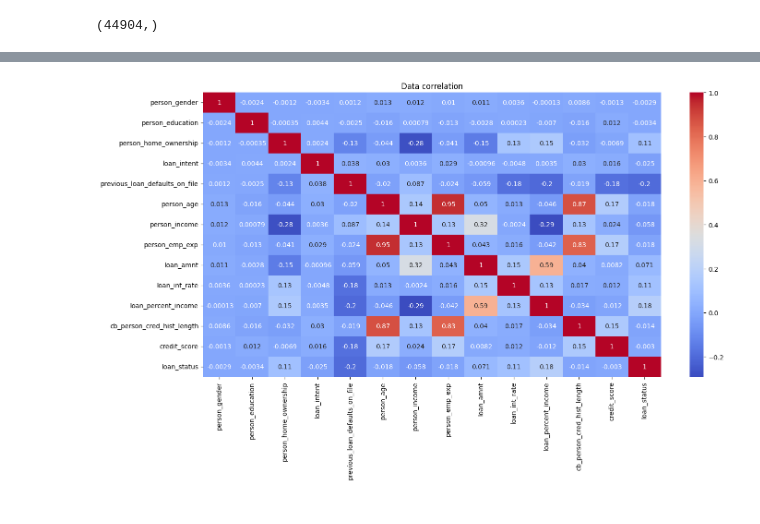
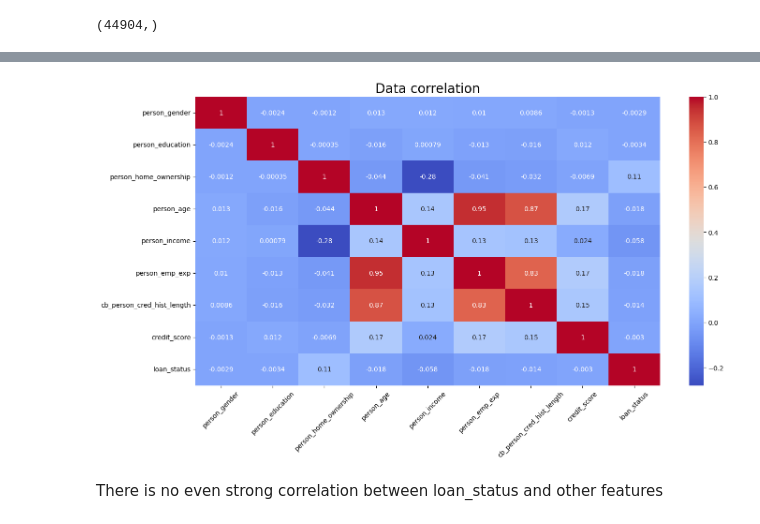
Before and after one commit to loktionov-data/Financial-data-classification, a Jupyter notebook: Classification_model.ipynb, the cells around one changed output, grey strips where cells are left out. Cells and saved outputs as stored; diff of their text form; code cells hidden in the pictures.

```diff
--- a/Classification_model.ipynb
+++ b/Classification_model.ipynb
@@ -12,6 +15,6 @@ from xgboost import XGBClassifier
 # %%
 ##Uploading the data
-df = pd.read_csv("loan_data.csv")
+df = pd.read_csv("dataset/loan_data.csv")
 df.head(10)
 # %% [output]
 |  | person_age | person_gender | person_education | person_income | person_emp_exp | person_home_ownership | ... |
@@ -147,3 +181,10 @@ Y = df["loan_status"]
 Y.shape
 # %% [output]
 (44904,)
+# %%
+##Removing all unnecessary columns
+columns = []
+for x in df.columns:
+    if "loan" in x.split("_"):
+        columns.append(x)
+columns
@@ -150,6 +198,6 @@ Y.shape
 # %%
 ##Starting making features
-X_start = df.drop("loan_status", axis=1)
+X_start = df.drop(columns, axis=1)
 X_start
 # %% [output]
 |  | person_age | person_gender | person_education | person_income | person_emp_exp | person_home_ownership | ... |
@@ -237,11 +285,14 @@ X
 # %%
 ###Showing correlation between data
 plt.figure(figsize=(16,8))
-sns.heatmap(pd.concat([X,Y],axis=1).corr(), annot=True, cmap="coolwarm")
-plt.title("Data correlation")
-plt.savefig("Data_correlation")
+ax = sns.heatmap(pd.concat([X,Y],axis=1).corr(), annot=True, cmap="coolwarm")
+plt.title("Data correlation", fontsize=20)
+ax.set_xticklabels(ax.get_xticklabels(), rotation=45)
+plt.savefig("images/Data_correlation.png")
 plt.show()
 # %% [output]
-[figure, old version]
+[figure, new version]
+# %% [markdown]
+There is no even strong correlation between loan_status and other features
 # %%
 ##Splitting data for training and for testing
```
Also changed, not shown: parts of 51 cells of this notebook.
